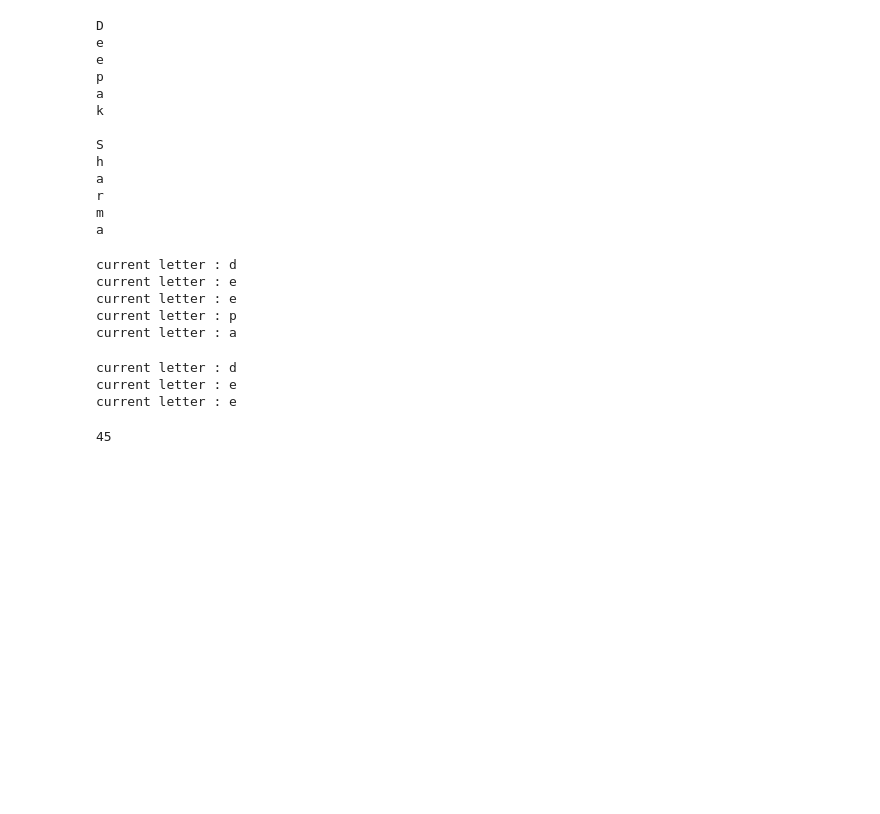
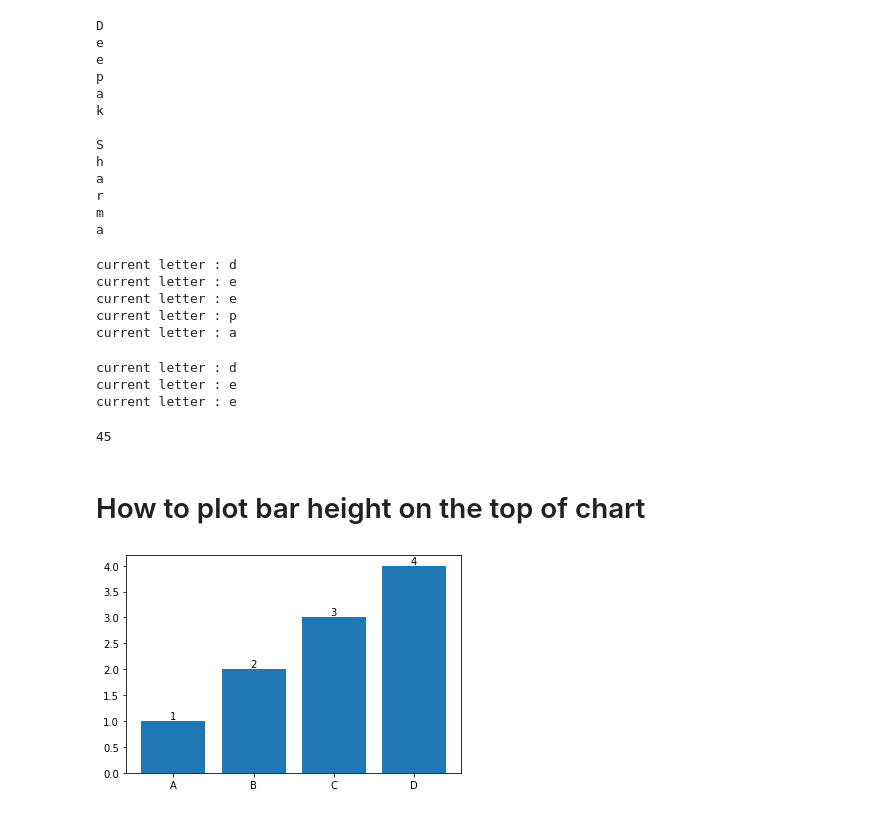
Before and after one commit to Deepak-Marichi/python-101, a Jupyter notebook: Python-for-Data-Science/Python-for-Data-Science.ipynb, the cells around one changed output. Saved outputs shown, nothing was run; the diff lists cells and outputs as text; code cells hidden in the pictures; blank space fills up the shorter version.

Commit message:
Plot bar height

```diff
--- a/Python-for-Data-Science/Python-for-Data-Science.ipynb
+++ b/Python-for-Data-Science/Python-for-Data-Science.ipynb
@@ -821,3 +821,14 @@ for i in range (10):
 print(sum)
 # %% [output]
 45
+# %% [markdown]
+# How to plot bar height on the top of chart
+# %%
+import matplotlib.pyplot as plt
+x = ["A", "B", "C", "D"]
+y = [1, 2, 3, 4]
+plt.bar(x, y)
+for index, value in enumerate(y):
+    plt.text(index,value,str(value),horizontalalignment='center',verticalalignment="bottom")
+# %% [output]
+[figure, added]
```
